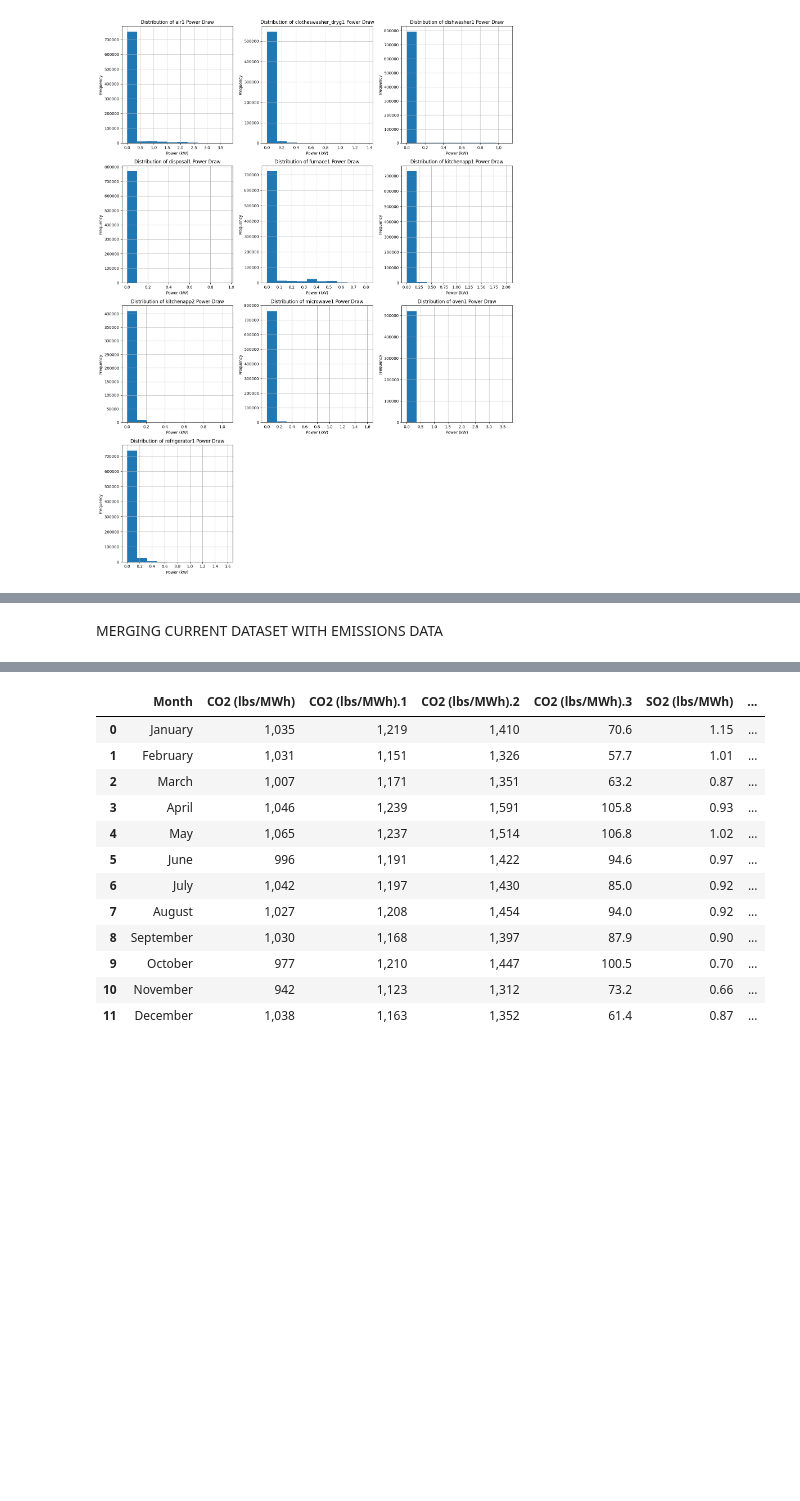
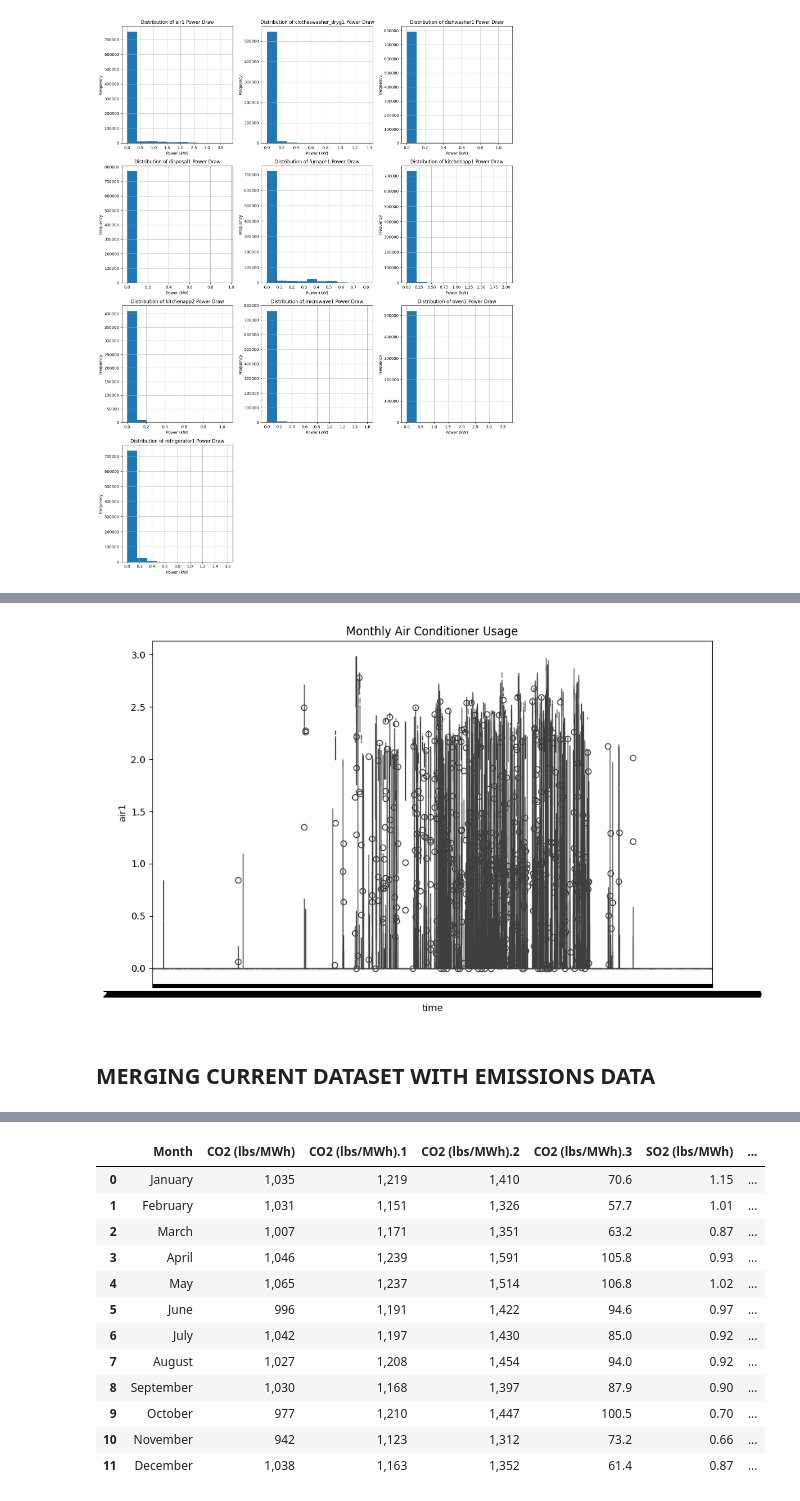
Before and after one commit to Wanghley/energy-nexus-smart-grid, a Jupyter notebook: notebooks/EDA_timeseries_Pecan.ipynb, the cells around one changed output, grey strips where cells are left out. Cells and saved outputs as stored; diff of their text form; code cells hidden in the pictures; blank space fills up the shorter version.

```diff
--- a/notebooks/EDA_timeseries_Pecan.ipynb
+++ b/notebooks/EDA_timeseries_Pecan.ipynb
@@ -394,5 +404,13 @@ plt.show()
+# %%
+plt.figure(figsize=(10, 6))
+sns.boxplot(x='time', y='air1', data=df_3687)
+plt.title('Monthly Air Conditioner Usage')
+plt.tight_layout()
+plt.show()
+# %% [output]
+[figure, added]
 # %% [markdown]
-MERGING CURRENT DATASET WITH EMISSIONS DATA
+## MERGING CURRENT DATASET WITH EMISSIONS DATA
 # %%
 # Loading of emissions data
 path_emissions = root_path+"/emissions.csv"
```
Also changed, not shown: parts of 14 cells of this notebook.
